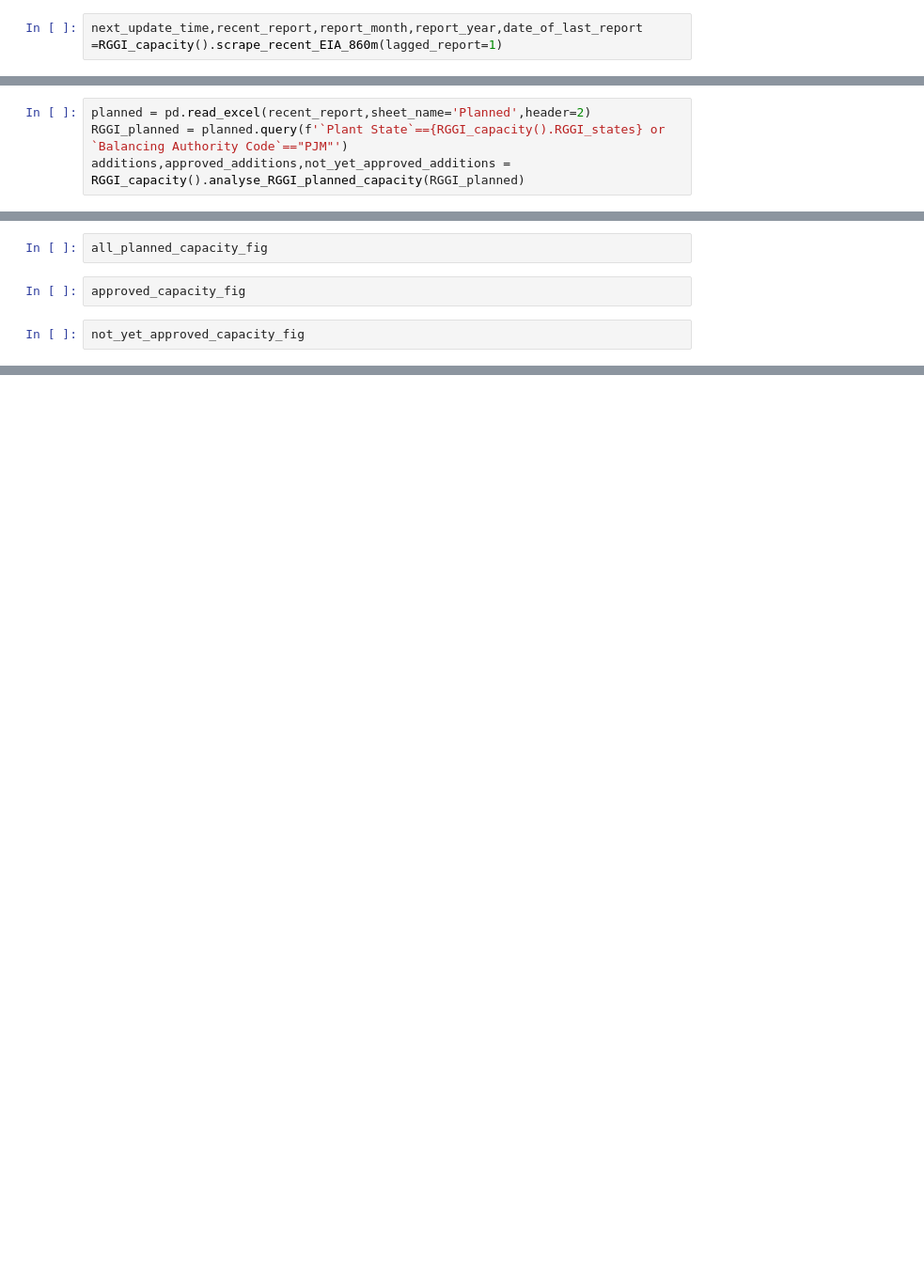
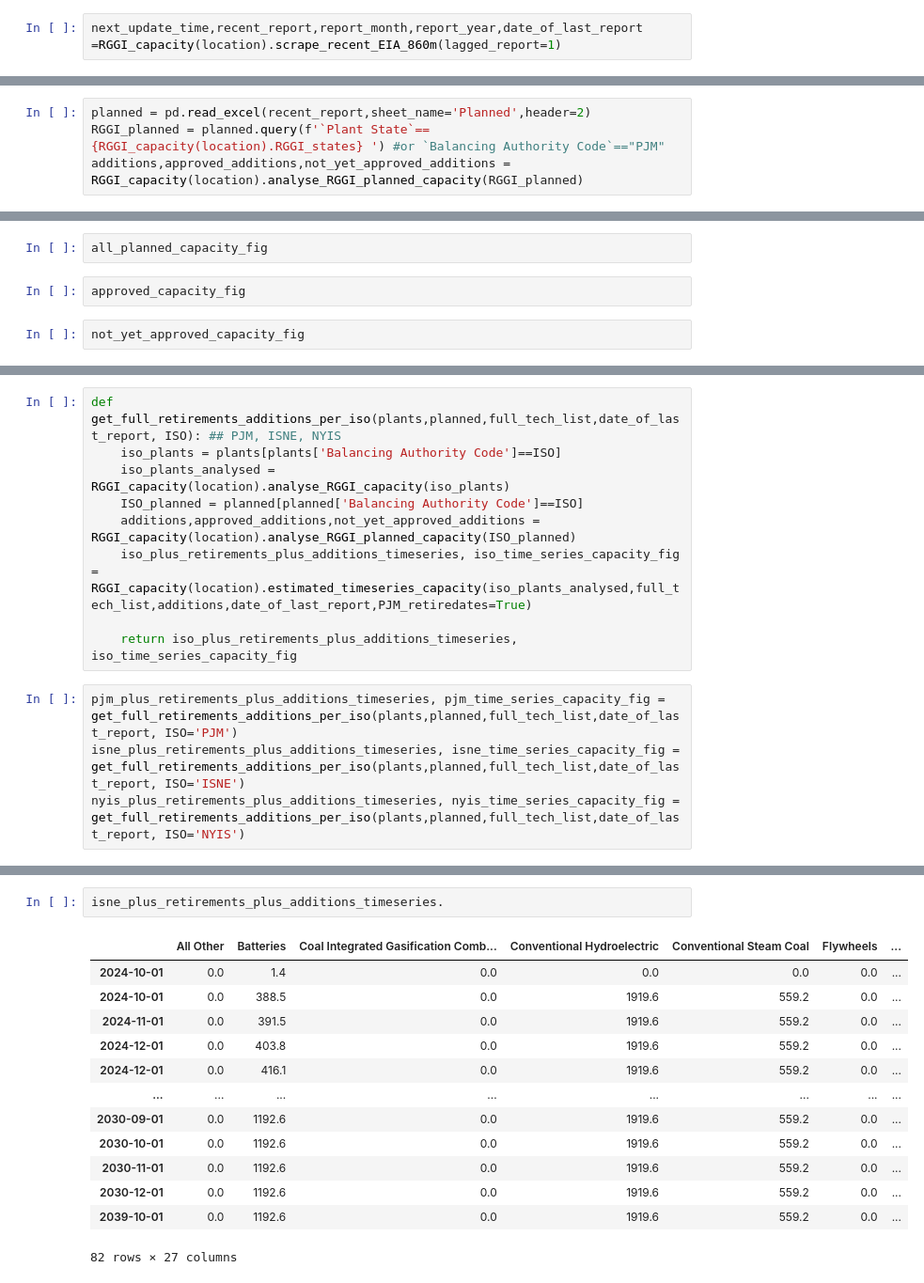
Before and after one commit to AlexChild89/RGGI_capacity_data, a Jupyter notebook: test.ipynb, the cells around one changed output, grey strips where cells are left out. Shown at 94% size. Saved outputs shown, nothing was run; the diff lists cells and outputs as text; blank space fills up the shorter version.

```diff
--- a/test.ipynb
+++ b/test.ipynb
@@ -9,3 +41,3 @@ from RGGI_plant_analysis import RGGI_capacity
 # %%
-next_update_time,recent_report,report_month,report_year,date_of_last_report  =RGGI_capacity().scrape_recent_EIA_860m(lagged_report=1)
+next_update_time,recent_report,report_month,report_year,date_of_last_report  =RGGI_capacity(location).scrape_recent_EIA_860m(lagged_report=1)
 # %% [output]
@@ -121,7 +89,7 @@ RGGI_plants.query('`Plant Name`=="Brandon Shores"')[['Energy Source Code']]
 # %%
 planned = pd.read_excel(recent_report,sheet_name='Planned',header=2)
-RGGI_planned = planned.query(f'`Plant State`=={RGGI_capacity().RGGI_states} or `Balancing Authority Code`=="PJM"')
-additions,approved_additions,not_yet_approved_additions = RGGI_capacity().analyse_RGGI_planned_capacity(RGGI_planned)
+RGGI_planned = planned.query(f'`Plant State`=={RGGI_capacity(location).RGGI_states} ') #or `Balancing Authority Code`=="PJM"
+additions,approved_additions,not_yet_approved_additions = RGGI_capacity(location).analyse_RGGI_planned_capacity(RGGI_planned)
 # %% [output]
 A value is trying to be set on a copy of a slice from a DataFrame.
 Try using .loc[row_indexer,col_indexer] = value instead
@@ -156,0 +160,13 @@ time_series_capacity_fig.update_layout(width=1000)
+# %%
+def get_full_retirements_additions_per_iso(plants,planned,full_tech_list,date_of_last_report, ISO): ## PJM, ISNE, NYIS
+    iso_plants = plants[plants['Balancing Authority Code']==ISO]
+    iso_plants_analysed = RGGI_capacity(location).analyse_RGGI_capacity(iso_plants)
+    ISO_planned = planned[planned['Balancing Authority Code']==ISO]
+    additions,approved_additions,not_yet_approved_additions = RGGI_capacity(location).analyse_RGGI_planned_capacity(ISO_planned)
+    iso_plus_retirements_plus_additions_timeseries, iso_time_series_capacity_fig = RGGI_capacity(location).estimated_timeseries_capacity(iso_plants_analysed,full_tech_list,additions,date_of_last_report,PJM_retiredates=True)
+
+    return iso_plus_retirements_plus_additions_timeseries, iso_time_series_capacity_fig
+# %%
+pjm_plus_retirements_plus_additions_timeseries, pjm_time_series_capacity_fig = get_full_retirements_additions_per_iso(plants,planned,full_tech_list,date_of_last_report, ISO='PJM')
+isne_plus_retirements_plus_additions_timeseries, isne_time_series_capacity_fig = get_full_retirements_additions_per_iso(plants,planned,full_tech_list,date_of_last_report, ISO='ISNE')
+nyis_plus_retirements_plus_additions_timeseries, nyis_time_series_capacity_fig = get_full_retirements_additions_per_iso(plants,planned,full_tech_list,date_of_last_report, ISO='NYIS')
@@ -156,0 +191,16 @@ time_series_capacity_fig.update_layout(width=1000)
+# %%
+isne_plus_retirements_plus_additions_timeseries.
+# %% [output]
+|  | All Other | Batteries | Coal Integrated Gasification Comb... | Conventional Hydroelectric | Conventional Steam Coal | Flywheels | ... |
+| 2024-10-01 | 0.0 | 1.4 | 0.0 | 0.0 | 0.0 | 0.0 | ... |
+| 2024-10-01 | 0.0 | 388.5 | 0.0 | 1919.6 | 559.2 | 0.0 | ... |
+| 2024-11-01 | 0.0 | 391.5 | 0.0 | 1919.6 | 559.2 | 0.0 | ... |
+| 2024-12-01 | 0.0 | 403.8 | 0.0 | 1919.6 | 559.2 | 0.0 | ... |
+| 2024-12-01 | 0.0 | 416.1 | 0.0 | 1919.6 | 559.2 | 0.0 | ... |
+| ... | ... | ... | ... | ... | ... | ... | ... |
+| 2030-09-01 | 0.0 | 1192.6 | 0.0 | 1919.6 | 559.2 | 0.0 | ... |
+| 2030-10-01 | 0.0 | 1192.6 | 0.0 | 1919.6 | 559.2 | 0.0 | ... |
+| 2030-11-01 | 0.0 | 1192.6 | 0.0 | 1919.6 | 559.2 | 0.0 | ... |
+| 2030-12-01 | 0.0 | 1192.6 | 0.0 | 1919.6 | 559.2 | 0.0 | ... |
+| 2039-10-01 | 0.0 | 1192.6 | 0.0 | 1919.6 | 559.2 | 0.0 | ... |
+82 rows × 27 columns
```
Also changed, not shown: parts of 24 cells of this notebook, 18 other files.
